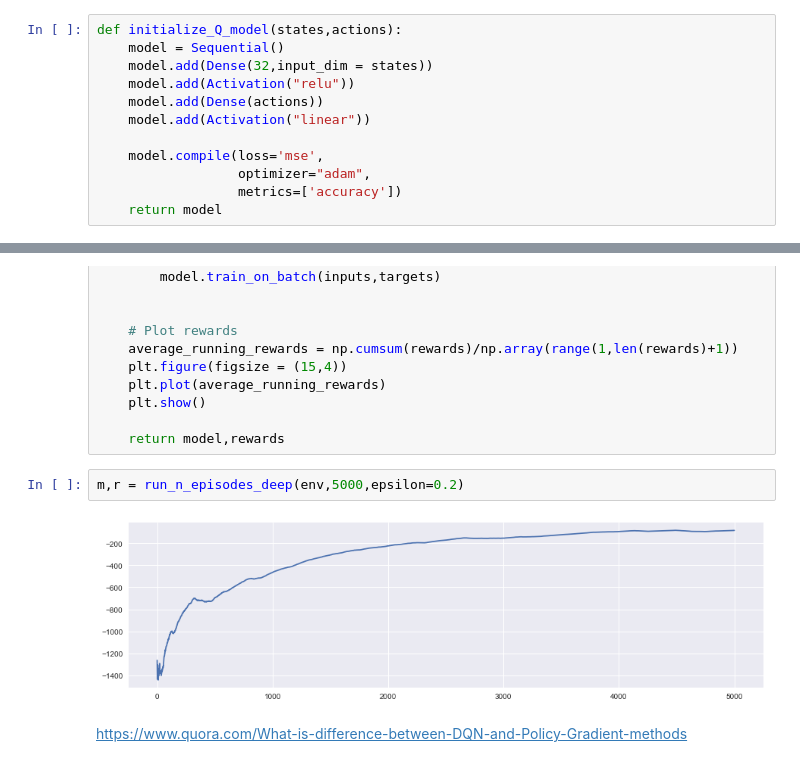
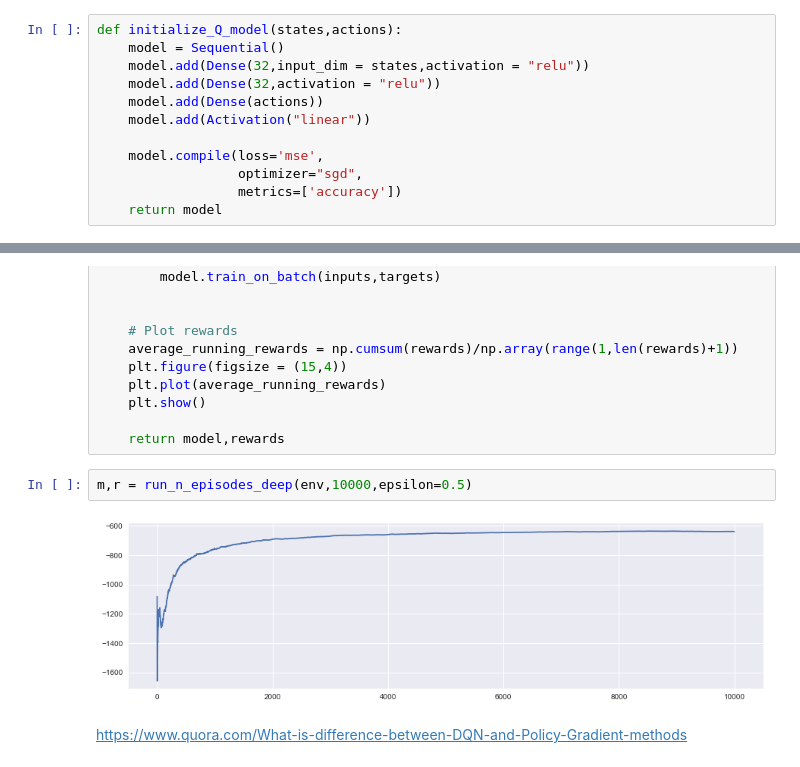
Before and after one commit to TheoLvs/reinforcement-learning, a Jupyter notebook: 2. Data Center Cooling/2. Reinforcement Learning - Deep-Q-Learning.ipynb, the cells around one changed output, grey strips where cells are left out. Saved outputs shown, nothing was run; the diff lists cells and outputs as text.

```diff
--- a/2. Data Center Cooling/2. Reinforcement Learning - Deep-Q-Learning.ipynb
+++ b/2. Data Center Cooling/2. Reinforcement Learning - Deep-Q-Learning.ipynb
@@ -65,13 +65,13 @@ env.render()
 # %%
 def initialize_Q_model(states,actions):
     model = Sequential()
-    model.add(Dense(32,input_dim = states))
-    model.add(Activation("relu"))
+    model.add(Dense(32,input_dim = states,activation = "relu"))
+    model.add(Dense(32,activation = "relu"))
     model.add(Dense(actions))
     model.add(Activation("linear"))
 
     model.compile(loss='mse',
-                  optimizer="adam",
+                  optimizer="sgd",
                   metrics=['accuracy'])
     return model
 # %%
@@ -192,9 +192,9 @@ def run_n_episodes_deep(env,n_episodes = 2000,lr = 0.8,gamma = 0.95,epsilon = 0.
 
     return model,rewards
 # %%
-m,r = run_n_episodes_deep(env,5000,epsilon=0.2)
+m,r = run_n_episodes_deep(env,10000,epsilon=0.5)
 # %% [output]
-[figure, old version]
+[figure, new version]
 # %% [markdown]
 https://www.quora.com/What-is-difference-between-DQN-and-Policy-Gradient-methods
 # %% [markdown]
```
Also changed, not shown: parts of 1 cell of this notebook, 2 other files.
